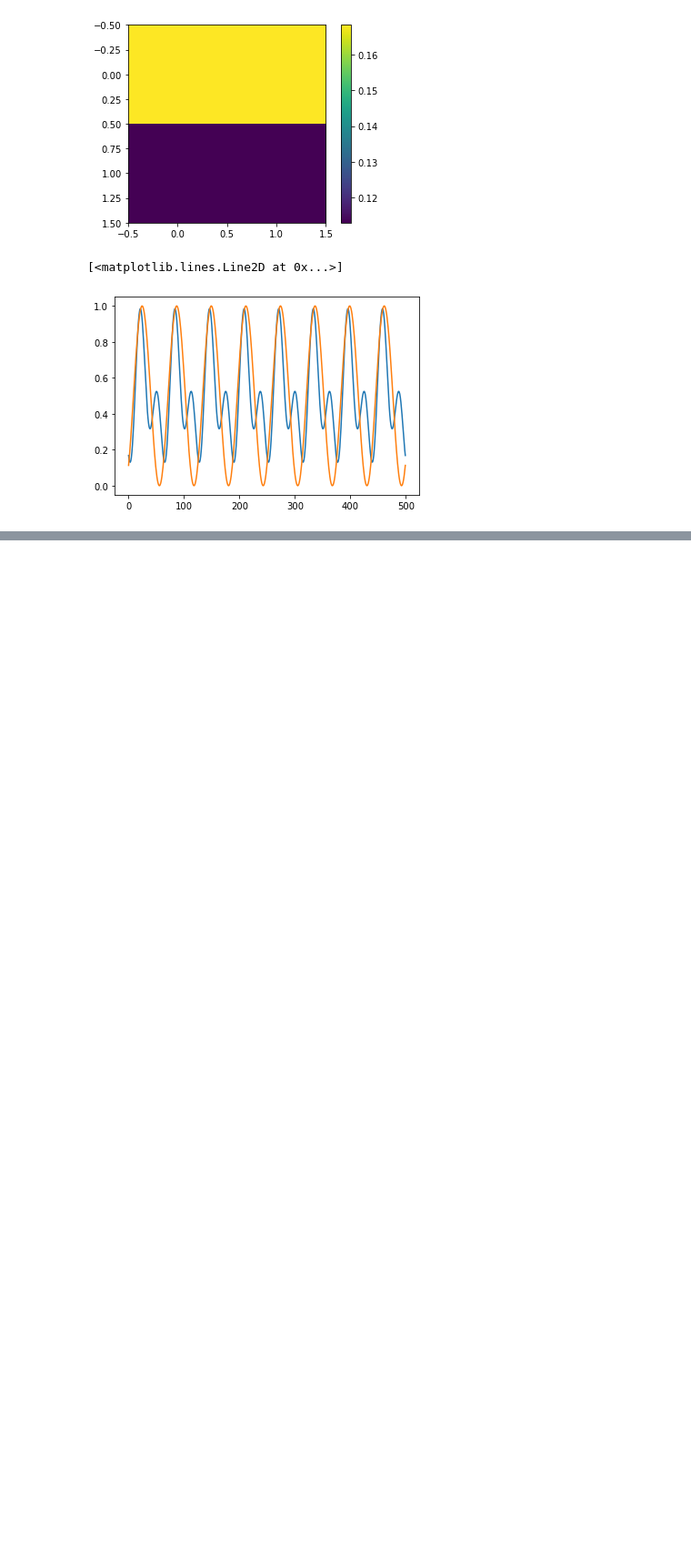
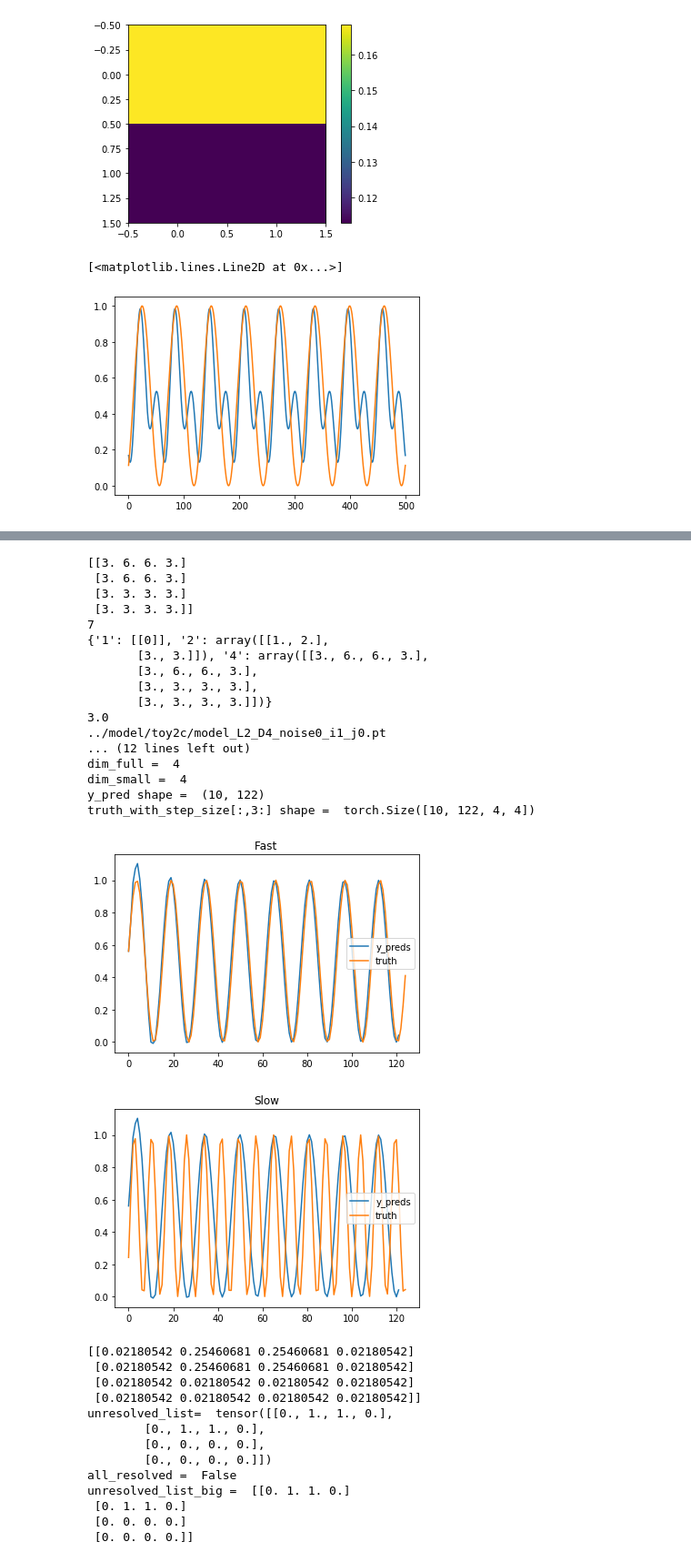
Before and after one commit to KatieJ16/Time_Space_multiscale, a Jupyter notebook: scripts/toy2c_multiscale_model_fitting.ipynb, the cells around one changed output, grey strips where cells are left out. Shown: that part at 91% size. Drawn from its saved outputs; the diff is of its cells as text; code cells hidden in the pictures; blank space fills up the shorter version.

Commit message:
adding next steps

```diff
--- a/scripts/toy2c_multiscale_model_fitting.ipynb
+++ b/scripts/toy2c_multiscale_model_fitting.ipynb
@@ -340,0 +363,58 @@ unresolved_list_big =  [[1. 1. 1. 1.]
+# %%
+print(model_idx_list)
+print(len(model_keep))
+print(model_used_dict)
+
+import utils
+tol = 2.5e-2
+#once we have all 4 figured out, need to check the errors on the 2x2 of the 2x2s (the 4x4)
+unresolved_list_big = np.ones((current_size, current_size))*(-1)
+all_resolved = True
+for i in range(1):
+    for j in range(1):
+        print(model_used_dict[str(current_size)][i][j])
+        model = model_keep[int(model_used_dict[str(current_size)][i][j])]
+        print(model.model_name)
+        data_next = val_dict[str(current_size)][:,:, i*current_size:(i+1)*current_size, j*current_size:(j+1)*current_size]
+        print("data next shape = ", data_next.shape)
+        resolved, loss, unresolved_list = utils.find_error_4(val_dict[str(current_size)][i,j], model, data_next,plot = True, tol=tol)
+        unresolved_list_big[i*current_size:(i+1)*current_size, j*current_size:(j+1)*current_size] = unresolved_list
+        if not resolved:
+            all_resolved = False
+        print(loss)
+        print("unresolved_list= ", unresolved_list)
+print("all_resolved = ", all_resolved)
+print("unresolved_list_big = ", unresolved_list_big)
+# %% [output]
+[[3. 6. 6. 3.]
+ [3. 6. 6. 3.]
+ [3. 3. 3. 3.]
+ [3. 3. 3. 3.]]
+7
+{'1': [[0]], '2': array([[1., 2.],
+       [3., 3.]]), '4': array([[3., 6., 6., 3.],
+       [3., 6., 6., 3.],
+       [3., 3., 3., 3.],
+       [3., 3., 3., 3.]])}
+3.0
+../model/toy2c/model_L2_D4_noise0_i1_j0.pt
+... (12 lines left out)
+dim_full =  4
+dim_small =  4
+y_pred shape =  (10, 122)
+truth_with_step_size[:,3:] shape =  torch.Size([10, 122, 4, 4])
+[figure, added]
+[figure, added]
+[[0.02180542 0.25460681 0.25460681 0.02180542]
+ [0.02180542 0.25460681 0.25460681 0.02180542]
+ [0.02180542 0.02180542 0.02180542 0.02180542]
+ [0.02180542 0.02180542 0.02180542 0.02180542]]
+unresolved_list=  tensor([[0., 1., 1., 0.],
+        [0., 1., 1., 0.],
+        [0., 0., 0., 0.],
+        [0., 0., 0., 0.]])
+all_resolved =  False
+unresolved_list_big =  [[0. 1. 1. 0.]
+ [0. 1. 1. 0.]
+ [0. 0. 0. 0.]
+ [0. 0. 0. 0.]]
```
Also changed, not shown: parts of 8 cells of this notebook.
